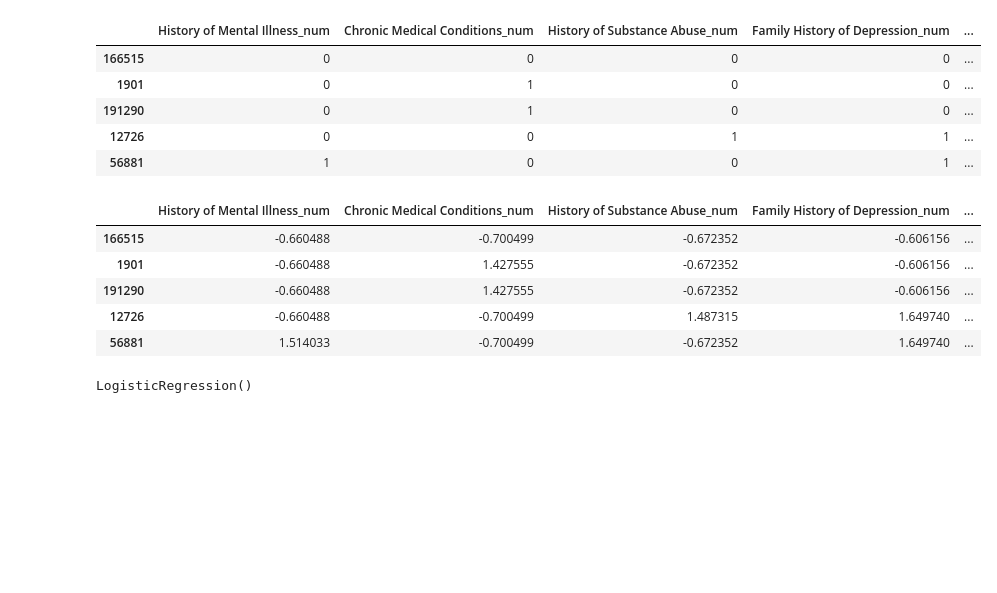
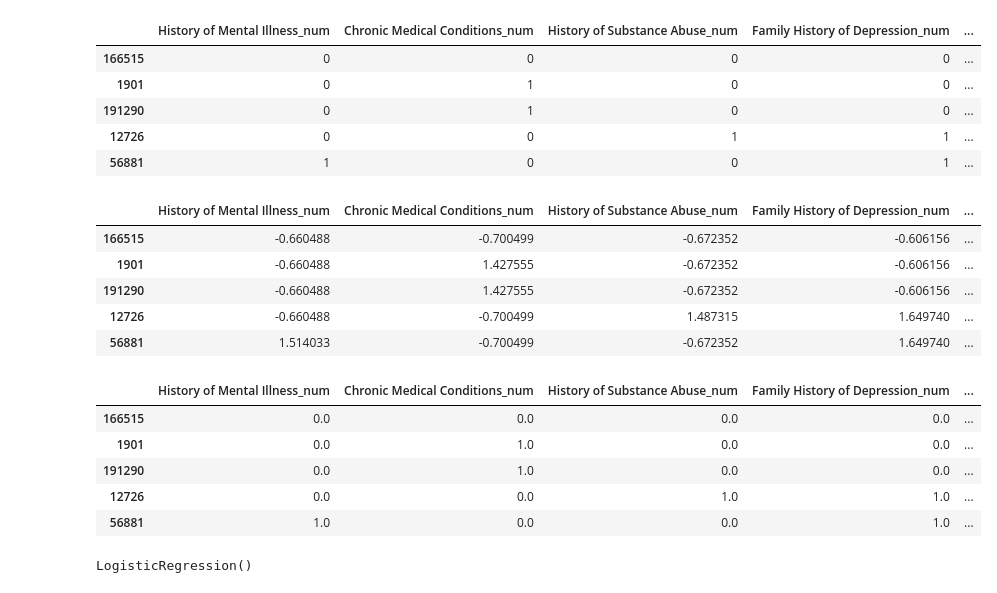
Before and after one commit to Valenfrc/Salud-mental-fase2, a Jupyter notebook: src/explore.ipynb, the cells around one changed output. Saved outputs shown, nothing was run; the diff lists cells and outputs as text; code cells hidden in the pictures; blank space fills up the shorter version.

```diff
--- a/src/explore.ipynb
+++ b/src/explore.ipynb
@@ -647,6 +646,26 @@ X_train_norm.head()
 | 191290 | -0.660488 | 1.427555 | -0.672352 | -0.606156 | ... |
 | 12726 | -0.660488 | -0.700499 | 1.487315 | 1.649740 | ... |
 | 56881 | 1.514033 | -0.700499 | -0.672352 | 1.649740 | ... |
+# %%
+from sklearn.preprocessing import MinMaxScaler
+
+scaler = MinMaxScaler()
+scaler.fit(X_train)
+
+X_train_scal = scaler.transform(X_train)
+X_train_scal = pd.DataFrame(X_train_scal, index = X_train.index, columns = num_variables)
+
+X_test_scal = scaler.transform(X_test)
+X_test_scal = pd.DataFrame(X_test_scal, index = X_test.index, columns = num_variables)
+
+X_train_scal.head()
+# %% [output]
+|  | History of Mental Illness_num | Chronic Medical Conditions_num | History of Substance Abuse_num | Family History of Depression_num | ... |
+| 166515 | 0.0 | 0.0 | 0.0 | 0.0 | ... |
+| 1901 | 0.0 | 1.0 | 0.0 | 0.0 | ... |
+| 191290 | 0.0 | 1.0 | 0.0 | 0.0 | ... |
+| 12726 | 0.0 | 0.0 | 1.0 | 1.0 | ... |
+| 56881 | 1.0 | 0.0 | 0.0 | 1.0 | ... |
 # %%
 X_train_norm['Depressed'] = list(y_train)
 X_test_norm['Depressed'] = list(y_test)
```
Also changed, not shown: parts of 4 cells of this notebook, 1 other file.
